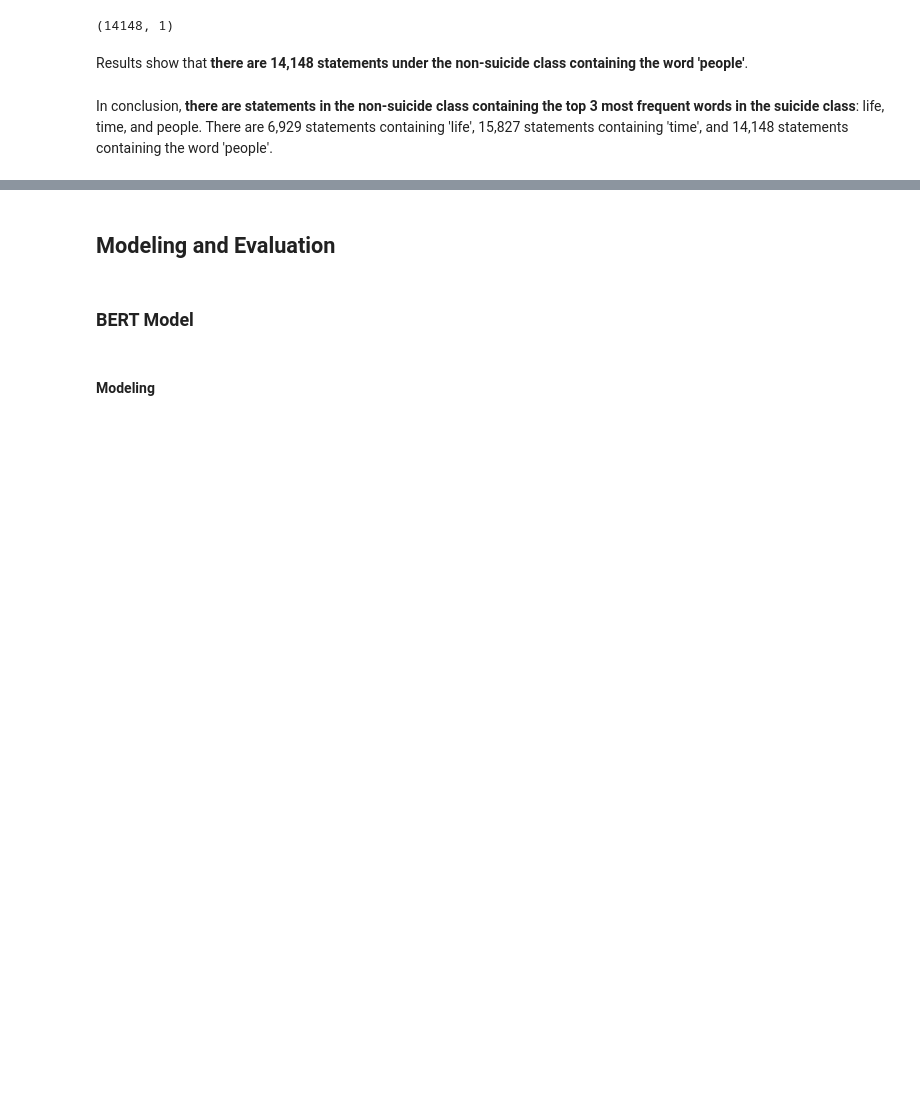
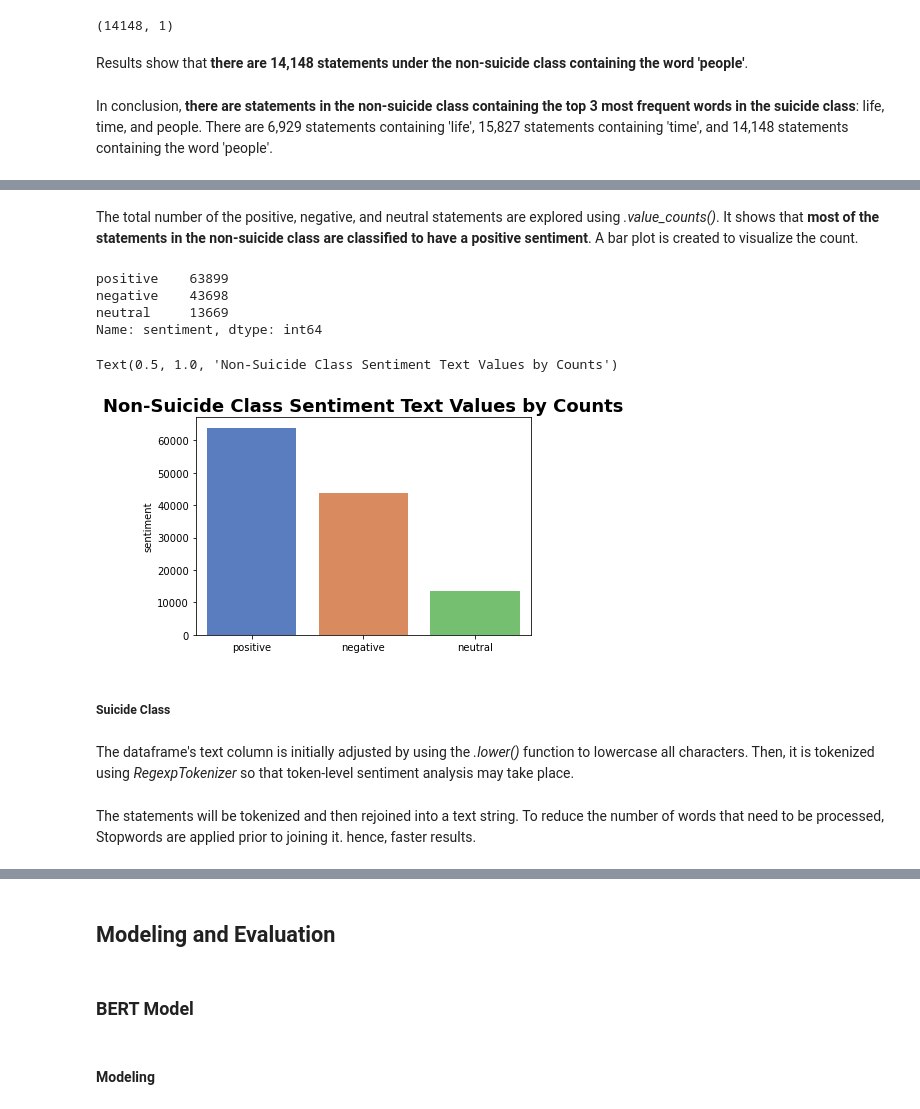
Before and after one commit to francheska-vicente/data103-project, a Jupyter notebook: main.ipynb, the cells around one changed output, grey strips where cells are left out. Saved outputs shown, nothing was run; the diff lists cells and outputs as text; code cells hidden in the pictures; blank space fills up the shorter version.

Commit message:
Updated EDA w/ sentiment analysis

```diff
--- a/main.ipynb
+++ b/main.ipynb
@@ -1342,0 +1395,8 @@ In conclusion, **there are statements in the non-suicide class containing the to
+# %%
+all_words = ' '.join([word for word in ns_SA['text_string']])
+tokenized_words = nltk.tokenize.word_tokenize(all_words)
+
+fdist = FreqDist(tokenized_words)
+
+ns_SA['text_string_fdist'] = ns_SA['text_token'].apply(lambda x: ' '.join([item for item in x if fdist[item] >= 1 ]))
+ns_SA[['text', 'text_token', 'text_string', 'text_string_fdist']].tail()
@@ -1342,0 +1410,9 @@ In conclusion, **there are statements in the non-suicide class containing the to
+# %%
+wordnet_lem = WordNetLemmatizer()
+
+ns_SA['text_string_lem'] = ns_SA['text_string_fdist'].apply(wordnet_lem.lemmatize)
+
+# check if the columns are equal
+ns_SA['is_equal']= (ns_SA['text_string_fdist']==ns_SA['text_string_lem'])
+# show level count
+ns_SA.is_equal.value_counts()
@@ -1342,0 +1425,9 @@ In conclusion, **there are statements in the non-suicide class containing the to
+# %%
+analyzer = SentimentIntensityAnalyzer()
+
+ns_SA['polarity'] = ns_SA['text_string_lem'].apply(lambda x: analyzer.polarity_scores(x))
+
+# Change data structure
+ns_SA = pd.concat(
+     [ns_SA.drop(['polarity'], axis=1),
+     ns_SA['polarity'].apply(pd.Series)], axis=1)
@@ -1342,0 +1436,12 @@ In conclusion, **there are statements in the non-suicide class containing the to
+# %%
+def condition(x):
+    if x>0:
+        return "positive"
+    elif x==0:
+        return "neutral"
+    else:
+        return 'negative'
+
+ns_SA['sentiment'] = ns_SA['compound'].apply(condition)
+
+ns_SA.tail()
@@ -1342,0 +1455,20 @@ In conclusion, **there are statements in the non-suicide class containing the to
+# %% [markdown]
+The total number of the positive, negative, and neutral statements are explored using *.value_counts()*. It shows that **most of the statements in the non-suicide class are classified to have a positive sentiment**. A bar plot is created to visualize the count.
+# %%
+ns_SA['sentiment'].value_counts()
+# %% [output]
+positive    63899
+negative    43698
+neutral     13669
+Name: sentiment, dtype: int64
+# %%
+sns.set_palette('muted')
+ax = sns.barplot(x=ns_SA['sentiment'].value_counts().index, y=ns_SA['sentiment'].value_counts())
+ax.set_title('Non-Suicide Class Sentiment Text Values by Counts', fontsize=18, fontweight='bold')
+# %% [output]
+Text(0.5, 1.0, 'Non-Suicide Class Sentiment Text Values by Counts')
+[figure, added]
+# %% [markdown]
+##### **Suicide Class**
+# %% [markdown]
+The dataframe's text column is initially adjusted by using the *.lower()* function to lowercase all characters. Then, it is tokenized using *RegexpTokenizer* so that token-level sentiment analysis may take place.
@@ -1342,0 +1480,2 @@ In conclusion, **there are statements in the non-suicide class containing the to
+# %% [markdown]
+The statements will be tokenized and then rejoined into a text string. To reduce the number of words that need to be processed, Stopwords are applied prior to joining it. hence, faster results.
```
Also changed, not shown: parts of 49 cells of this notebook.
